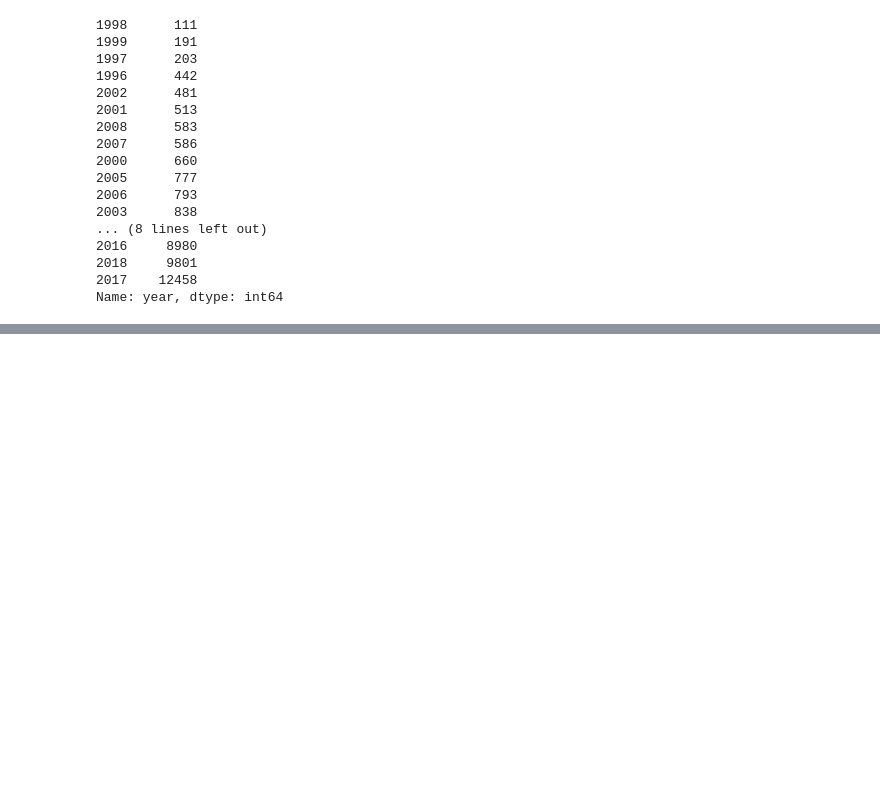
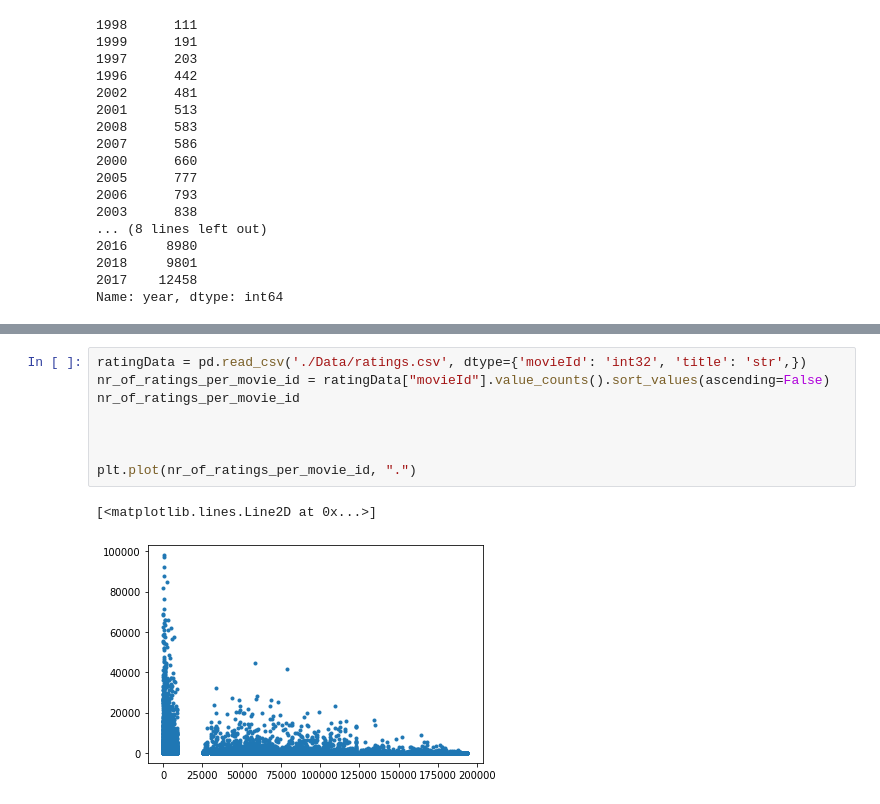
Before and after one commit to FHegardt/Maskininl-rning-Fredrik-Hegardt, a Jupyter notebook: Labb/1.1.ipynb, the cells around one changed output, grey strips where cells are left out. Cells and saved outputs as stored; diff of their text form; blank space fills up the shorter version.

```diff
--- a/Labb/1.1.ipynb
+++ b/Labb/1.1.ipynb
@@ -126,0 +117,11 @@ Length: 139, dtype: int64
+# %%
+ratingData = pd.read_csv('./Data/ratings.csv', dtype={'movieId': 'int32', 'title': 'str',})
+nr_of_ratings_per_movie_id = ratingData["movieId"].value_counts().sort_values(ascending=False)
+nr_of_ratings_per_movie_id
+
+
+
+plt.plot(nr_of_ratings_per_movie_id, ".")
+# %% [output]
+[<matplotlib.lines.Line2D at 0x...>]
+[figure, added]
```
Also changed, not shown: parts of 6 cells of this notebook.
